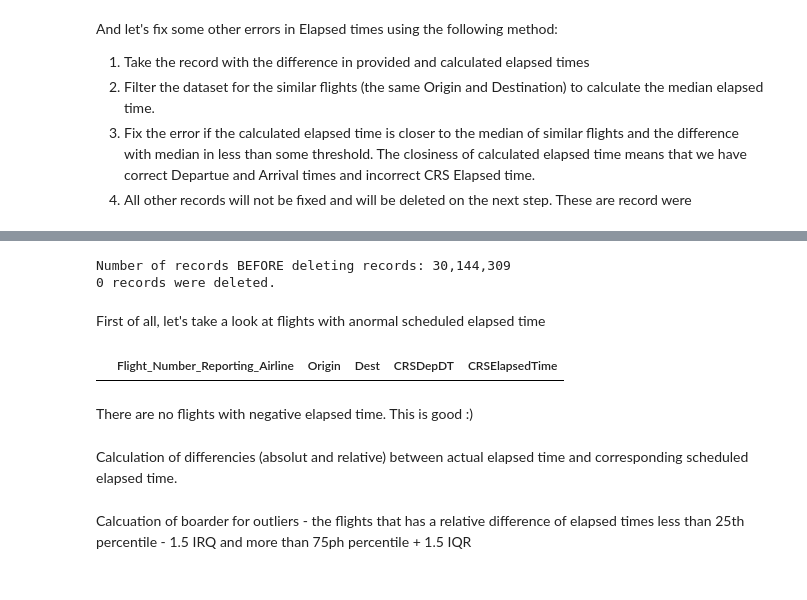
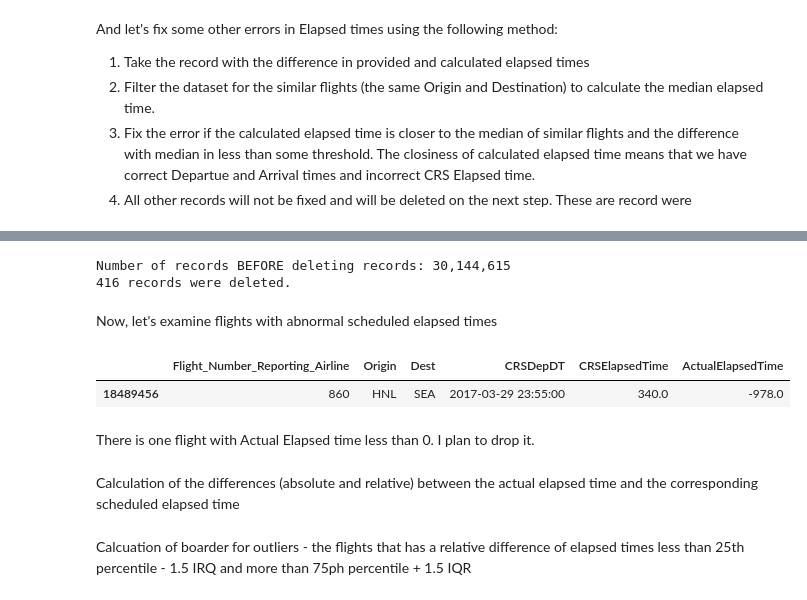
Before and after one commit to kholodov-a/Springboard_repo, a Jupyter notebook: CS2-flights-delay-REPO/notebooks/Data Wrangling.ipynb, the cells around one changed output, grey strips where cells are left out. Saved outputs shown, nothing was run; the diff lists cells and outputs as text; code cells hidden in the pictures.

```diff
--- a/CS2-flights-delay-REPO/notebooks/Data Wrangling.ipynb
+++ b/CS2-flights-delay-REPO/notebooks/Data Wrangling.ipynb
@@ -1990,15 +2010,18 @@ for year in range(2014, 2019):
         flights = pd.DataFrame()
         flights = load_data_from(source_zip, source_data, fields_to_load)
 
+        # Converting HHMM time to minutes
         flights['CRSArrTime_min'] = time_to_minutes(flights['CRSArrTime'])
         flights['CRSDepTime_min'] = time_to_minutes(flights['CRSDepTime'])
         flights['ArrTime_min'] = time_to_minutes(flights['ArrTime'])
         flights['DepTime_min'] = time_to_minutes(flights['DepTime'])
 
+        # Getting datetimes for CRS Departure and Arrival times
         flights['CRSDepDT'], flights['CRSArrDT'] = get_CRS_datetime(flights['FlightDate'],
                                                                     flights['CRSDepTime_min'],
                                                                     flights['CRSArrTime_min'])
 
+        # Getting datetimes for Actual Departure and Arrival times
         flights['DepDT'], flights['ArrDT'] = get_Actual_datetime(flights['FlightDate'],
                                                                 flights['CRSDepTime_min'],
                                                                 flights['DepTime_min'],
@@ -2026,8 +2049,12 @@ for year in range(2014, 2019):
         flights.loc[nonNA_Arr, 'UTCElapsedTime_Act'] = pd.to_timedelta((flights.loc[nonNA_Arr, 'ActArr_UTC'] -
                                                                 flights.loc[nonNA_Arr, 'ActDep_UTC'])).dt.total_seconds() / 60
 
+        # Transfering Actual ET from DivActualET column for those flights which reached Destination
+        DivReachedDest_filter = flights['DivReachedDest']
+        flights.loc[DivReachedDest_filter, 'ActualElapsedTime'] = \
+            flights.loc[DivReachedDest_filter, 'DivActualElapsedTime']
 
-
+        # Calculating the differencies
         flights['diff_CRS'] = flights['UTCElapsedTime_CRS'] - flights['CRSElapsedTime']
         flights['diff_Act'] = flights['UTCElapsedTime_Act'] - flights['ActualElapsedTime']
 
@@ -2290,4 +2273,0 @@ I’m planning to delete both of these records.”
-# %%
-print('Number of records BEFORE the deletion: {:,d}'.format(len(flights)))
-flights = flights[~(~flights['Cancelled'] & ~flights['Diverted'] & flights['diff_Act'].isna())]
-print('Number of records AFTER the deletion: {:,d}'.format(len(flights)))
@@ -2399,16 +2359,17 @@ Act_error_filter = (flights['diff_Act'] != 0) & (~flights['diff_Act'].isna())
 flights = flights[~(CRS_error_filter | Act_error_filter)]
 print('{:,d} records were deleted.'.format(b - len(flights)))
 # %% [output]
-Number of records BEFORE deleting records: 30,144,309
-0 records were deleted.
+Number of records BEFORE deleting records: 30,144,615
+416 records were deleted.
 # %%
 rout_info = ['Flight_Number_Reporting_Airline', 'Origin', 'Dest', 'CRSDepDT', 'CRSElapsedTime']
 # %% [markdown]
-First of all, let's take a look at flights with anormal scheduled elapsed time
+Now, let's examine flights with abnormal scheduled elapsed times
 # %%
-elapsed_less_then_ZERO = flights['CRSElapsedTime'] < 0
-flights[elapsed_less_then_ZERO][rout_info]
+elapsed_less_then_ZERO = (flights['CRSElapsedTime'] < 0) | (flights['ActualElapsedTime'] < 0)
+flights[elapsed_less_then_ZERO][rout_info + ['ActualElapsedTime']]
 # %% [output]
-|  | Flight_Number_Reporting_Airline | Origin | Dest | CRSDepDT | CRSElapsedTime |
+|  | Flight_Number_Reporting_Airline | Origin | Dest | CRSDepDT | CRSElapsedTime | ActualElapsedTime |
+| 18489456 | 860 | HNL | SEA | 2017-03-29 23:55:00 | 340.0 | -978.0 |
-# %% [markdown]
-There are no flights with negative elapsed time. This is good :)
+# %% [markdown]
+There is one flight with Actual Elapsed time less than 0. I plan to drop it.
@@ -2415,5 +2378,5 @@ There are no flights with negative elapsed time. This is good :)
 # %% [markdown]
-Calculation of differencies (absolut and relative) between actual elapsed time and corresponding scheduled elapsed time.
+Calculation of the differences (absolute and relative) between the actual elapsed time and the corresponding scheduled elapsed time
 # %%
 # Analysis of difference between 'ActualElapsedTime' and 'CRSElapsedTime'
 flights['ElapsedTimeDiff'] = flights['ActualElapsedTime'] - flights['CRSElapsedTime']
```
Also changed, not shown: parts of 138 cells of this notebook.
